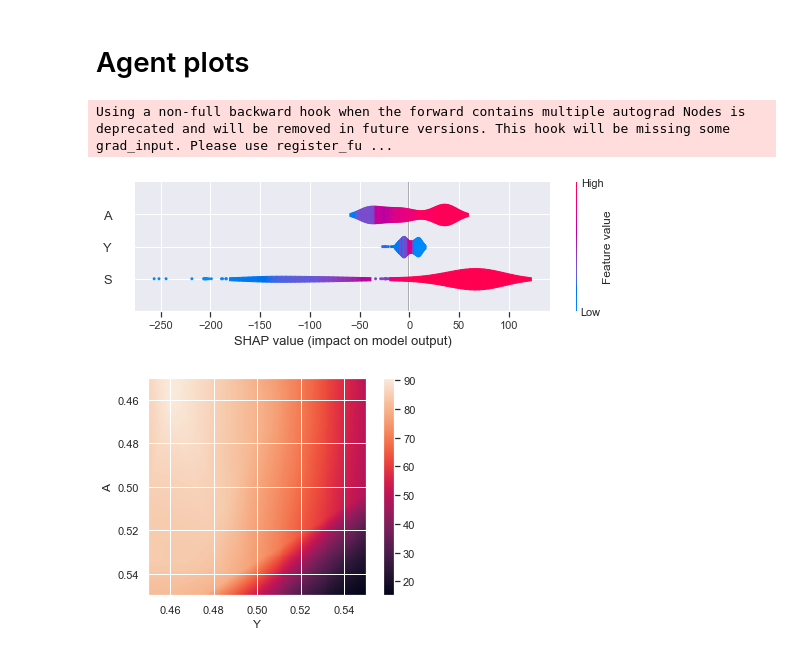
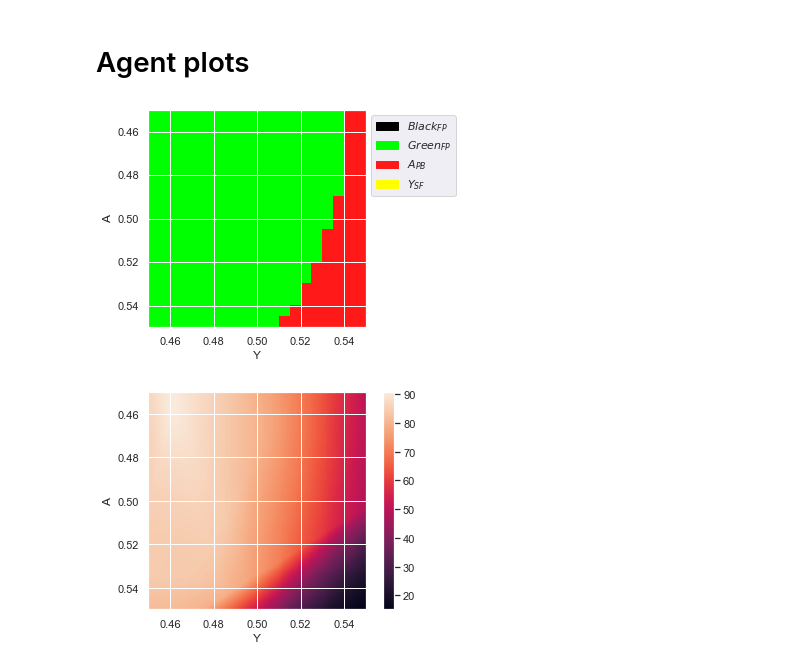
Before and after one commit to TheodoreWolf/climate_policy_rl, a Jupyter notebook: plot_making.ipynb, the cells around one changed output. Cells and saved outputs as stored; diff of their text form; code cells hidden in the pictures.

```diff
--- a/plot_making.ipynb
+++ b/plot_making.ipynb
@@ -23,17 +23,16 @@ os.getcwd()
 # %% [markdown]
 # Agent plots
 # %%
-models = os.path.join(proj_dir, "models","default", )
+models = os.path.join(proj_dir, "models","exps", )
 # %%
 dqn = exp.Noisy_Learn(max_episodes=500)
-dqn.set_agent("DQN", pt_file_path=models+"\\dqn_target_net_0.pt")
+dqn.set_agent("DQN", pt_file_path=models+"\\cost_dqn_target_net_0.pt")
 # plt.figure(figsize=(5,5))
-dqn.feature_plots(500)
+dqn.test_agent(400)
 
 # plt.savefig(os.path.join(proj_dir, "overleaf images", "simple end dqn2.png"), dpi=100, bbox_inches="tight")
 # %% [output]
-Using a non-full backward hook when the forward contains multiple autograd Nodes is deprecated and will be removed in future versions. This hook will be missing some grad_input. Please use register_fu ...
-[figure, old version]
+[figure, new version]
 # %%
 dqn.initialisation_values(10000)
 # %% [output]
```
Also changed, not shown: parts of 3 cells of this notebook, 5 other files.
